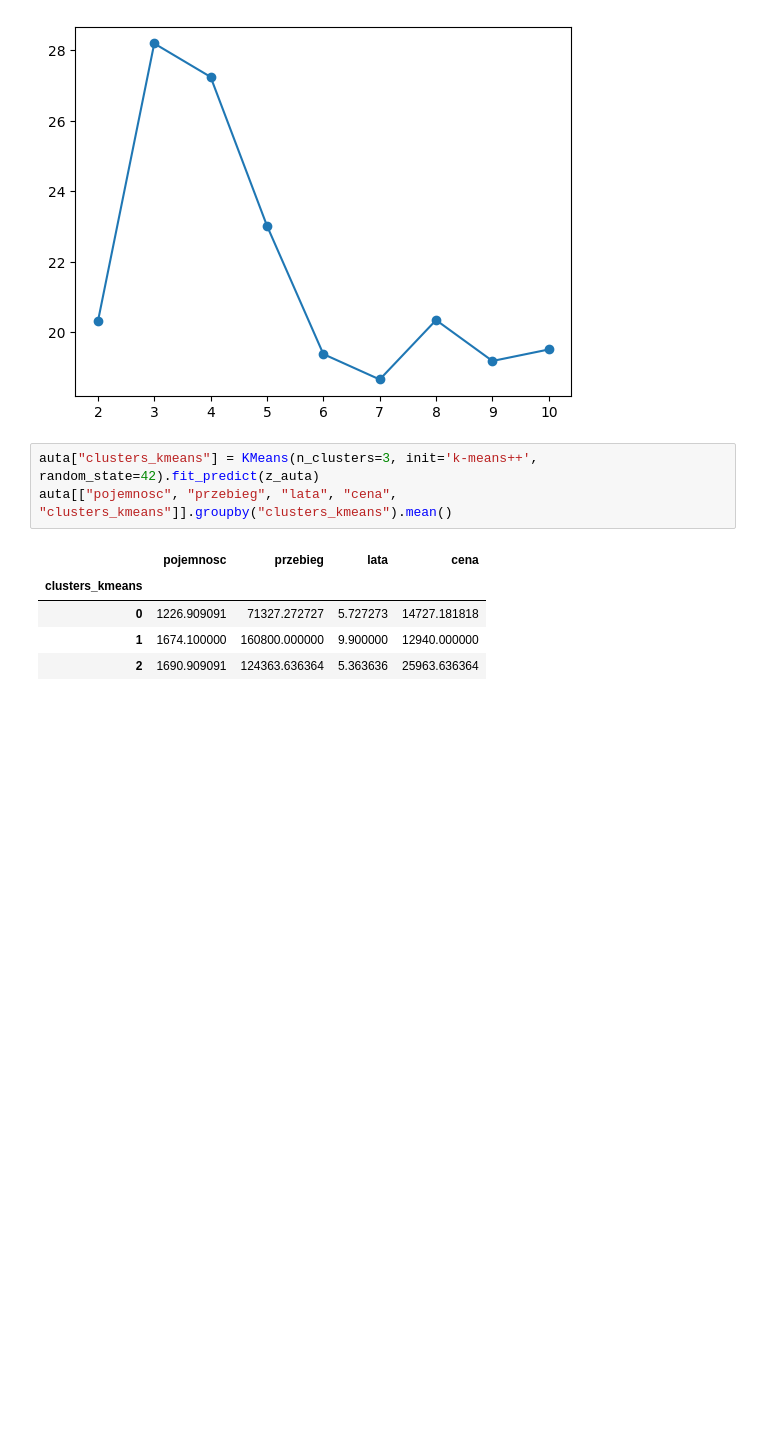
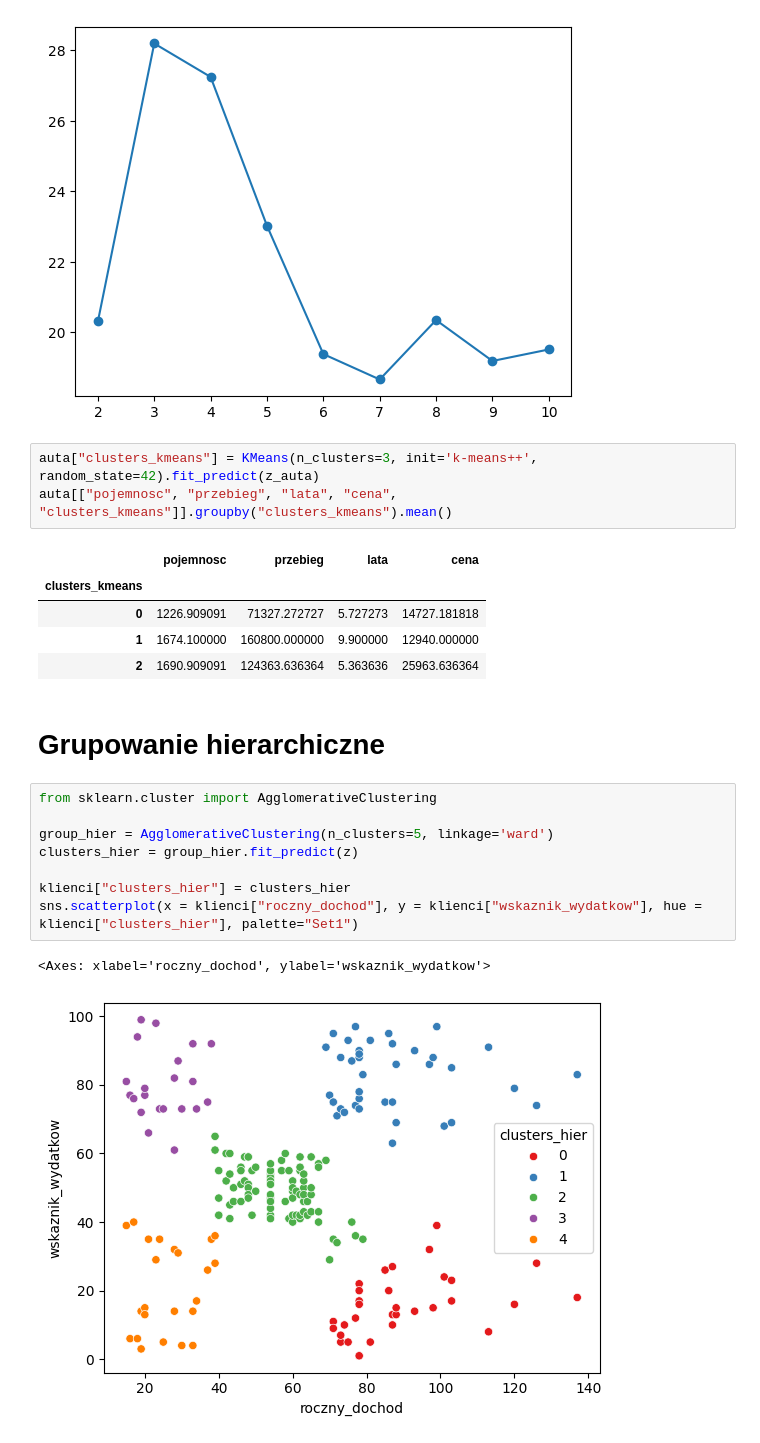
Before and after one commit to lwawrowski/cdv_bigdata, a Jupyter notebook: metody_analizy_przetwarzania_danych/2024_2025/gr2/20250614_grupowanie.ipynb, the cells around one changed output. Saved outputs shown, nothing was run; the diff lists cells and outputs as text; blank space fills up the shorter version.

```diff
--- a/metody_analizy_przetwarzania_danych/2024_2025/gr2/20250614_grupowanie.ipynb
+++ b/metody_analizy_przetwarzania_danych/2024_2025/gr2/20250614_grupowanie.ipynb
@@ -166,3 +183,16 @@ auta[["pojemnosc", "przebieg", "lata", "cena", "clusters_kmeans"]].groupby("clus
 | 0 | 1226.909091 | 71327.272727 | 5.727273 | 14727.181818 |
 | 1 | 1674.100000 | 160800.000000 | 9.900000 | 12940.000000 |
 | 2 | 1690.909091 | 124363.636364 | 5.363636 | 25963.636364 |
+# %% [markdown]
+# Grupowanie hierarchiczne
+# %%
+from sklearn.cluster import AgglomerativeClustering
+
+group_hier = AgglomerativeClustering(n_clusters=5, linkage='ward')
+clusters_hier = group_hier.fit_predict(z)
+
+klienci["clusters_hier"] = clusters_hier
+sns.scatterplot(x = klienci["roczny_dochod"], y = klienci["wskaznik_wydatkow"], hue = klienci["clusters_hier"], palette="Set1")
+# %% [output]
+<Axes: xlabel='roczny_dochod', ylabel='wskaznik_wydatkow'>
+[figure, added]
```
Also changed, not shown: parts of 15 cells of this notebook, 1 other file.
